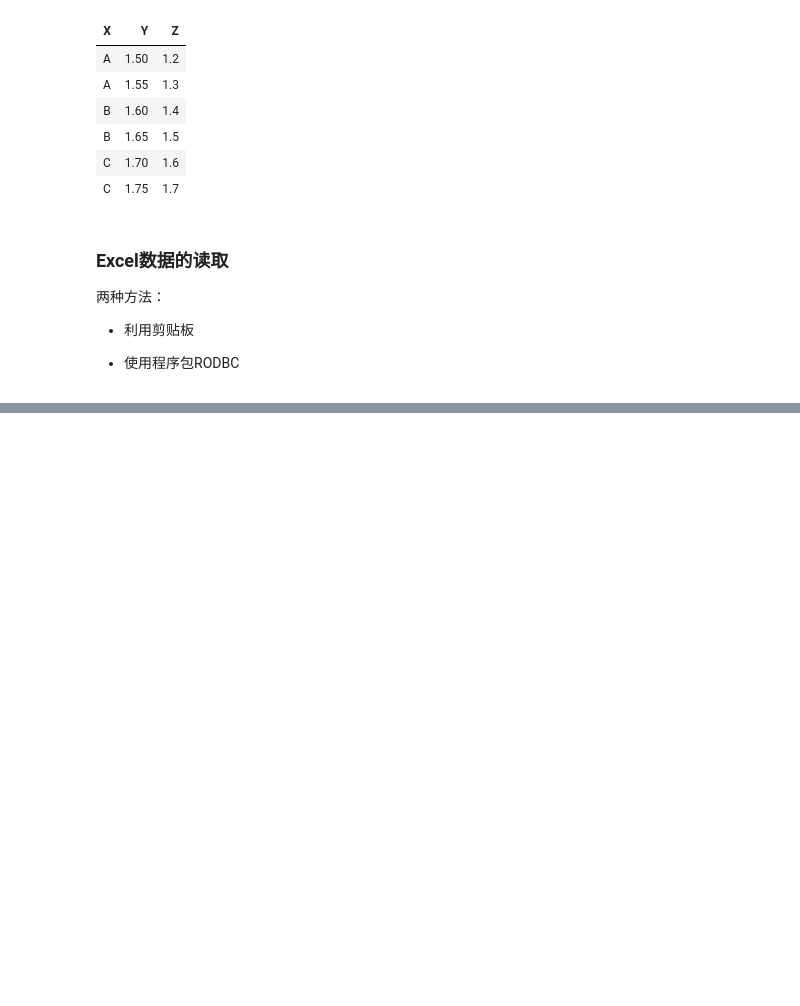
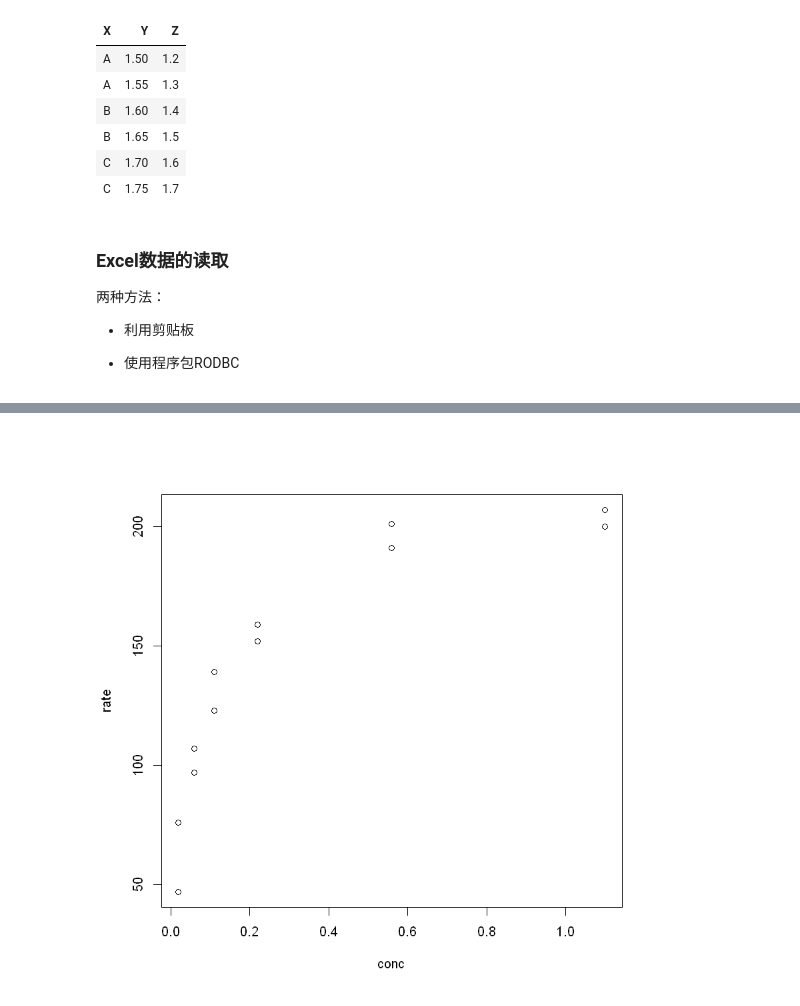
Before and after one commit to ShixiangWang/masterR, a Jupyter notebook: Rprogramming/r-statistics/R的基本原理与核心.ipynb, the cells around one changed output, grey strips where cells are left out. Saved outputs shown, nothing was run; the diff lists cells and outputs as text; code cells hidden in the pictures; blank space fills up the shorter version.

```diff
--- a/Rprogramming/r-statistics/R的基本原理与核心.ipynb
+++ b/Rprogramming/r-statistics/R的基本原理与核心.ipynb
@@ -1260,0 +1541,7 @@ mydata
+# %%
+# 简单散点图
+# 对于状态treated，画出rate关于cone的散点图
+PuroA = subset(Puromycin, state == "treated")
+plot(rate ~ conc, data = PuroA)
+# %% [output]
+[figure, added]
```
Also changed, not shown: parts of 27 cells of this notebook, 1 other file.
